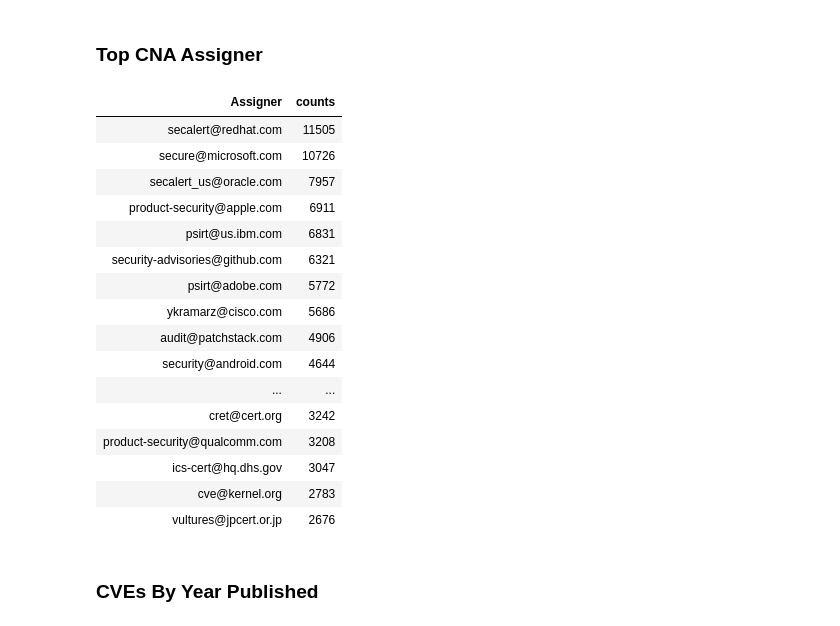
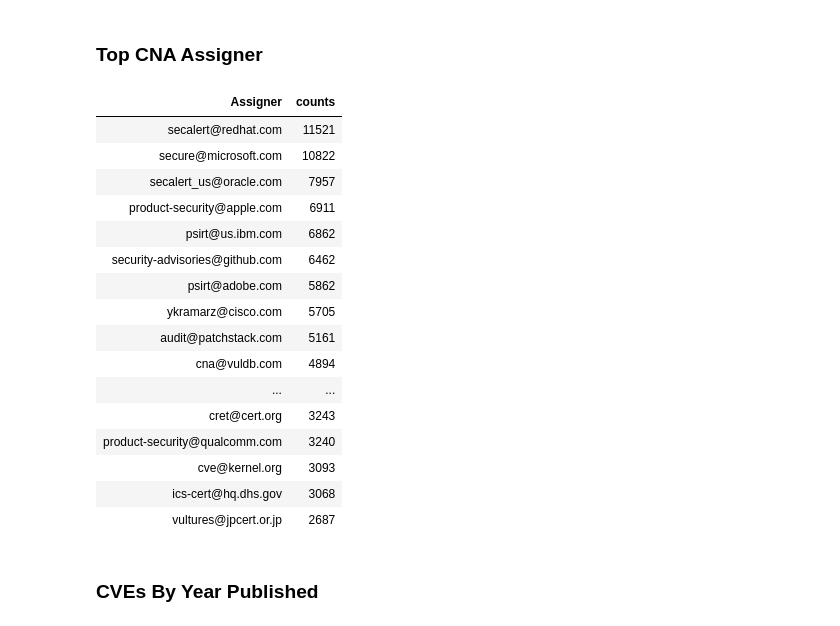
Before and after one commit to jgamblin/monthlyCVEStats, a Jupyter notebook: AllData.ipynb, the cells around one changed output. Saved outputs shown, nothing was run; the diff lists cells and outputs as text; code cells hidden in the pictures.

```diff
--- a/AllData.ipynb
+++ b/AllData.ipynb
@@ -246,25 +244,25 @@ Markdown(f"### Top CNA Assigner")
 # %% [output]
 ### Top CNA Assigner
 # %%
-nvd_frequency_no_mitre.style.hide_index()
+nvd_frequency_no_mitre.style.hide()
 # %% [output]
 | Assigner | counts |
-| secalert@redhat.com | 11505 |
-| secure@microsoft.com | 10726 |
+| secalert@redhat.com | 11521 |
+| secure@microsoft.com | 10822 |
 | secalert_us@oracle.com | 7957 |
 | product-security@apple.com | 6911 |
-| psirt@us.ibm.com | 6831 |
-| security-advisories@github.com | 6321 |
-| psirt@adobe.com | 5772 |
-| ykramarz@cisco.com | 5686 |
-| audit@patchstack.com | 4906 |
-| security@android.com | 4644 |
+| psirt@us.ibm.com | 6862 |
+| security-advisories@github.com | 6462 |
+| psirt@adobe.com | 5862 |
+| ykramarz@cisco.com | 5705 |
+| audit@patchstack.com | 5161 |
+| cna@vuldb.com | 4894 |
 | ... | ... |
-| cret@cert.org | 3242 |
-| product-security@qualcomm.com | 3208 |
-| ics-cert@hq.dhs.gov | 3047 |
-| cve@kernel.org | 2783 |
-| vultures@jpcert.or.jp | 2676 |
+| cret@cert.org | 3243 |
+| product-security@qualcomm.com | 3240 |
+| cve@kernel.org | 3093 |
+| ics-cert@hq.dhs.gov | 3068 |
+| vultures@jpcert.or.jp | 2687 |
 # %%
 Markdown(f"### CVEs By Year Published")
 # %% [output]
```
Also changed, not shown: parts of 9 cells of this notebook, 6 other files.
